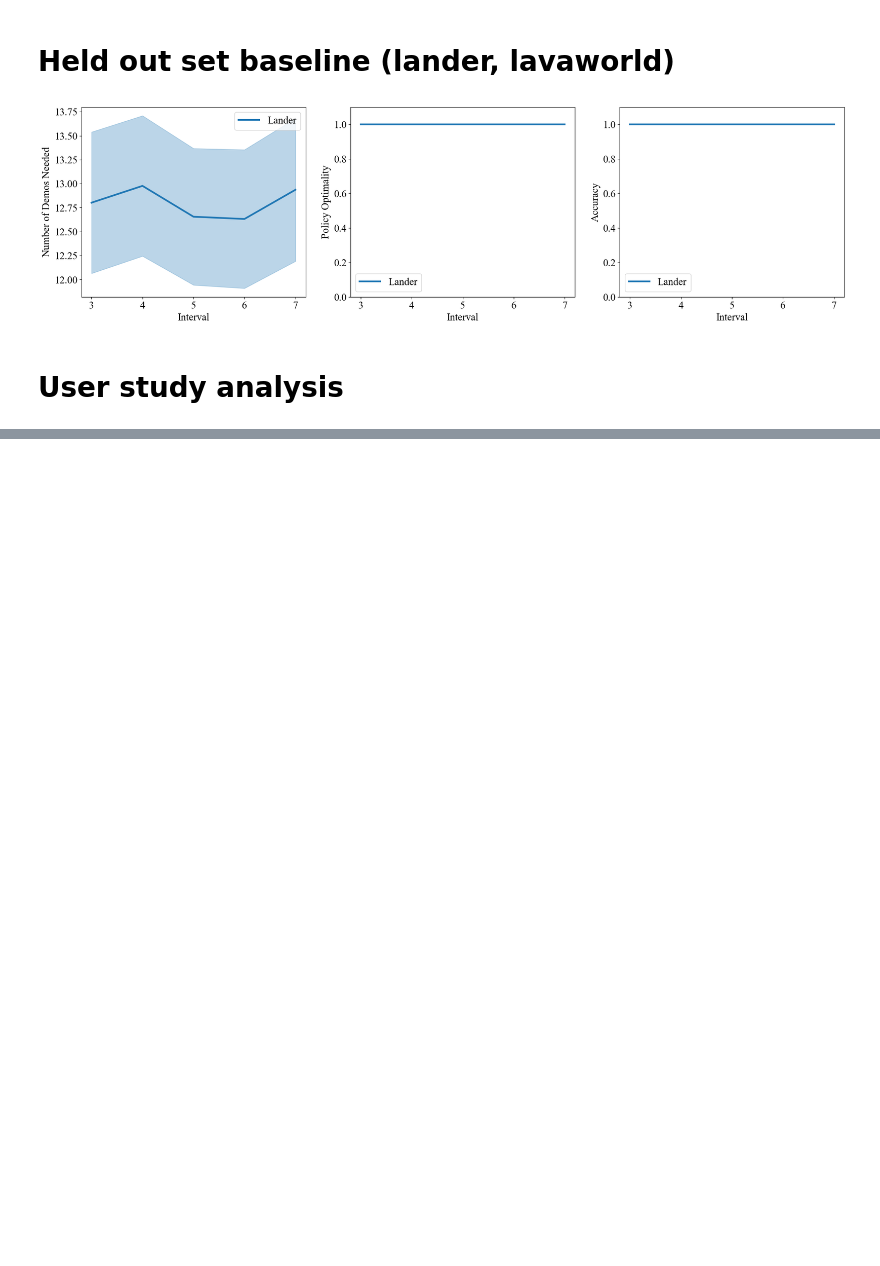
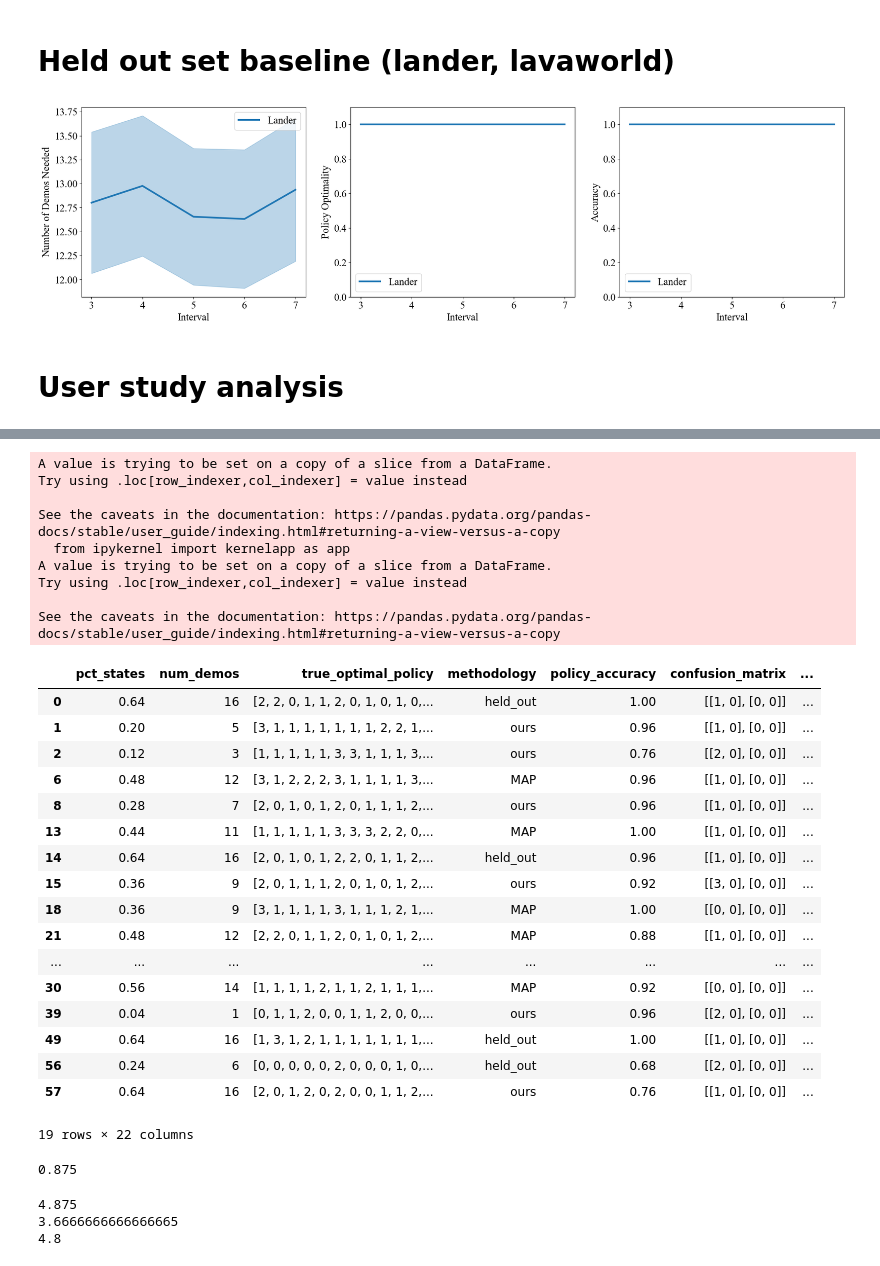
Before and after one commit to dsbrown1331/birl, a Jupyter notebook: organized_plotting.ipynb, the cells around one changed output, grey strips where cells are left out. Saved outputs shown, nothing was run; the diff lists cells and outputs as text; code cells hidden in the pictures; blank space fills up the shorter version.

```diff
--- a/organized_plotting.ipynb
+++ b/organized_plotting.ipynb
@@ -1460,0 +1550,52 @@ plt.show()
+# %%
+def calc_TPR(row):
+    cm = row["confusion_matrix"]
+    try:
+        tpr = cm[0][0] / (cm[0][0] + cm[0][1])
+    except ZeroDivisionError:
+        tpr = 0
+    return tpr
+def calc_TNR(row):
+    cm = row["confusion_matrix"]
+    try:
+        tnr = cm[1][1] / (cm[1][0] + cm[1][1])
+    except ZeroDivisionError:
+        tnr = 0
+    return tnr
+usable["tpr"] = usable.apply(calc_TPR, axis = 1)
+usable["tnr"] = usable.apply(calc_TNR, axis = 1)
+usable
+# %% [output]
+A value is trying to be set on a copy of a slice from a DataFrame.
+Try using .loc[row_indexer,col_indexer] = value instead
+
+See the caveats in the documentation: https://pandas.pydata.org/pandas-docs/stable/user_guide/indexing.html#returning-a-view-versus-a-copy
+  from ipykernel import kernelapp as app
+A value is trying to be set on a copy of a slice from a DataFrame.
+Try using .loc[row_indexer,col_indexer] = value instead
+
+See the caveats in the documentation: https://pandas.pydata.org/pandas-docs/stable/user_guide/indexing.html#returning-a-view-versus-a-copy
+|  | pct_states | num_demos | true_optimal_policy | methodology | policy_accuracy | confusion_matrix | ... |
+| 0 | 0.64 | 16 | [2, 2, 0, 1, 1, 2, 0, 1, 0, 1, 0,... | held_out | 1.00 | [[1, 0], [0, 0]] | ... |
+| 1 | 0.20 | 5 | [3, 1, 1, 1, 1, 1, 1, 1, 2, 2, 1,... | ours | 0.96 | [[1, 0], [0, 0]] | ... |
+| 2 | 0.12 | 3 | [1, 1, 1, 1, 1, 3, 3, 1, 1, 1, 3,... | ours | 0.76 | [[2, 0], [0, 0]] | ... |
+| 6 | 0.48 | 12 | [3, 1, 2, 2, 2, 3, 1, 1, 1, 1, 3,... | MAP | 0.96 | [[1, 0], [0, 0]] | ... |
+| 8 | 0.28 | 7 | [2, 0, 1, 0, 1, 2, 0, 1, 1, 1, 2,... | ours | 0.96 | [[1, 0], [0, 0]] | ... |
+| 13 | 0.44 | 11 | [1, 1, 1, 1, 1, 3, 3, 3, 2, 2, 0,... | MAP | 1.00 | [[1, 0], [0, 0]] | ... |
+| 14 | 0.64 | 16 | [2, 0, 1, 0, 1, 2, 2, 0, 1, 1, 2,... | held_out | 0.96 | [[1, 0], [0, 0]] | ... |
+| 15 | 0.36 | 9 | [2, 0, 1, 1, 1, 2, 0, 1, 0, 1, 2,... | ours | 0.92 | [[3, 0], [0, 0]] | ... |
+| 18 | 0.36 | 9 | [3, 1, 1, 1, 1, 3, 1, 1, 1, 2, 1,... | MAP | 1.00 | [[0, 0], [0, 0]] | ... |
+| 21 | 0.48 | 12 | [2, 2, 0, 1, 1, 2, 0, 1, 0, 1, 2,... | MAP | 0.88 | [[1, 0], [0, 0]] | ... |
+| ... | ... | ... | ... | ... | ... | ... | ... |
+| 30 | 0.56 | 14 | [1, 1, 1, 1, 2, 1, 1, 2, 1, 1, 1,... | MAP | 0.92 | [[0, 0], [0, 0]] | ... |
+| 39 | 0.04 | 1 | [0, 1, 1, 2, 0, 0, 1, 1, 2, 0, 0,... | ours | 0.96 | [[2, 0], [0, 0]] | ... |
+| 49 | 0.64 | 16 | [1, 3, 1, 2, 1, 1, 1, 1, 1, 1, 1,... | held_out | 1.00 | [[1, 0], [0, 0]] | ... |
+| 56 | 0.24 | 6 | [0, 0, 0, 0, 0, 2, 0, 0, 0, 1, 0,... | held_out | 0.68 | [[2, 0], [0, 0]] | ... |
+| 57 | 0.64 | 16 | [2, 0, 1, 2, 0, 2, 0, 0, 1, 1, 2,... | ours | 0.76 | [[1, 0], [0, 0]] | ... |
+19 rows × 22 columns
+# %%
+ours = usable[usable["methodology"] == "ours"]
+user_study_accuracy = len(ours[ours["bound_error"] >= 0]) / len(ours)
+user_study_accuracy
+# %% [output]
+0.875
@@ -1460,0 +1604,10 @@ plt.show()
+# %%
+MAPs = usable[usable["methodology"] == "MAP"]
+held_outs = usable[usable["methodology"] == "held_out"]
+print(pd.to_numeric(ours.user_evaluation).mean())
+print(pd.to_numeric(MAPs.user_evaluation).mean())
+print(pd.to_numeric(held_outs.user_evaluation).mean())
+# %% [output]
+4.875
+3.6666666666666665
+4.8
```
Also changed, not shown: parts of 14 cells of this notebook, 2 other files.
